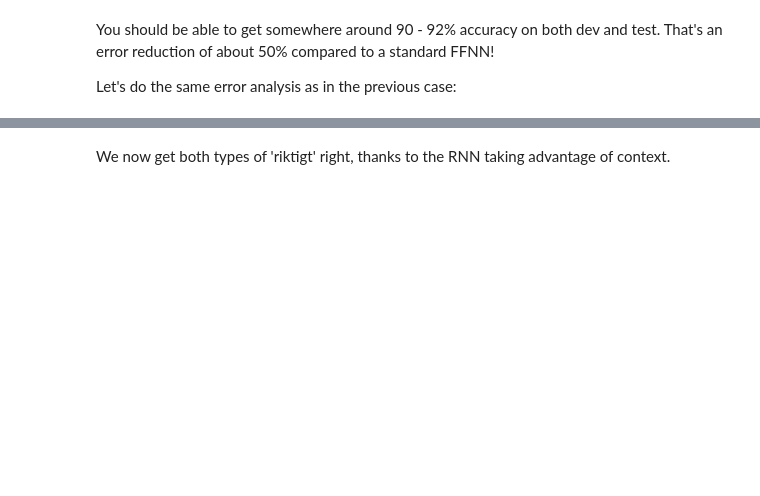
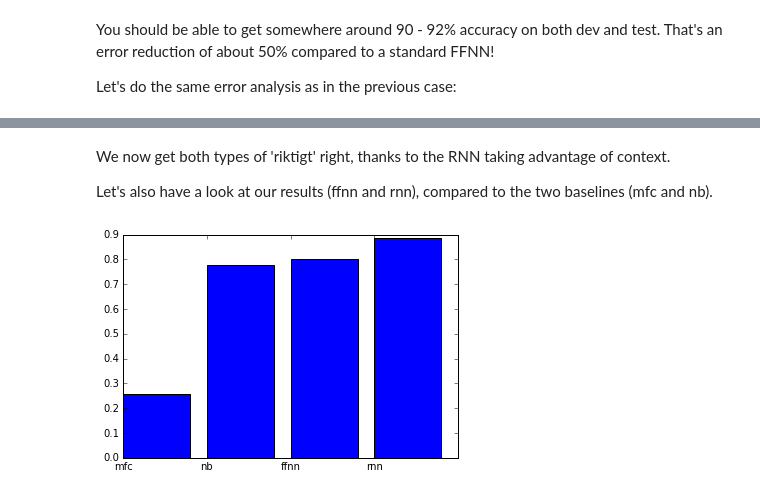
Before and after one commit to bjerva/keras-nlp-tutorial, a Jupyter notebook: keras_nlp_tutorial.ipynb, the cells around one changed output, grey strips where cells are left out. Cells and saved outputs as stored; diff of their text form; code cells hidden in the pictures; blank space fills up the shorter version.

```diff
--- a/keras_nlp_tutorial.ipynb
+++ b/keras_nlp_tutorial.ipynb
@@ -178,5 +190,7 @@ counts = [class_counts.get(tag_to_id[pos_class], 0) / float(len(train_y)) for po
 
 plt.bar(range(len(counts)), counts, tick_label=classes)
 locs, labels = plt.xticks()
-plt.setp(labels, rotation=45);
+plt.setp(labels, rotation=45)
+mfc_baseline = max(counts) / float(sum(counts))
+print('MFC baseline', mfc_baseline)
 # %% [output]
@@ -187,5 +202,6 @@ More than 25% of the data belongs to the 'NOUN' class. A simple baseline we can
 from sklearn import naive_bayes
 clf = naive_bayes.MultinomialNB()
 clf.fit(y_to_onehot(train_X, vocab_size), train_y)
-clf.score(y_to_onehot(dev_X, vocab_size), dev_y)
+nb_baseline = clf.score(y_to_onehot(dev_X, vocab_size), dev_y)
+print('NB baseline', nb_baseline)
 # %% [output]
@@ -242,15 +285,16 @@ pretrained_embeddings = True # Using pretrained embeddings (True/False)
 
 # Build and compile the model, defining optimiser, loss function and metrics
 model = build_ffnn(n_layers, pretrained_embeddings)
-model.compile(optimizer='sgd',
+#model = build_ffnn_from_scratch(pretrained_embeddings)
+model.compile(optimizer='sgd', # Try different optimisers (sgd, adam, nadam, adagrad)
              loss='categorical_crossentropy',
              metrics=['accuracy'])
 model.summary()
 
 # Train and evaluate our model!
 model.fit(train_X, train_y_onehot, validation_data=(dev_X, dev_y_onehot), nb_epoch=n_epochs, batch_size=100, verbose=2);
-print('Evaluation - test_loss: {0:.4f} - test_acc: {1:.4f}'.format(*model.evaluate(test_X, test_y_onehot, batch_size=100, verbose=2)))
-SVG(model_to_dot(model).create(prog='dot', format='svg'))
+ffnn_loss, ffnn_accuracy = model.evaluate(test_X, test_y_onehot, batch_size=100, verbose=2)
+print('Evaluation - test_loss: {0:.4f} - test_acc: {1:.4f}'.format(ffnn_loss, ffnn_accuracy))
 # %% [output]
 ____________________________________________________________________________________________________
 Layer (type)                     Output Shape          Param #     Connected to
@@ -444,14 +618,15 @@ deep                  = False # Add another layer of recurrent connections
 
 
 model = build_rnn(bidirectional, pretrained_embeddings, rnn_type, fancy, deep)
+#model = build_rnn_fromscratch(pretrained_embeddings)
 model.compile(optimizer='adam',
              loss='categorical_crossentropy',
              metrics=[actual_accuracy,])
 model.summary()
 
 model.fit(train_X_rnn, train_y_rnn, validation_data=(dev_X_rnn, dev_y_rnn), nb_epoch=n_epochs, batch_size=10, verbose=2, callbacks=[EarlyStopping(monitor='val_loss', patience=2)]);
-print('Evaluation - test_loss: {0:.4f} - test_acc: {1:.4f}'.format(*model.evaluate(test_X_rnn, test_y_rnn, batch_size=10, verbose=2)))
-SVG(model_to_dot(model).create(prog='dot', format='svg'))
+rnn_loss, rnn_accuracy = model.evaluate(test_X_rnn, test_y_rnn, batch_size=10, verbose=2)
+print('Evaluation - test_loss: {0:.4f} - test_acc: {1:.4f}'.format(rnn_loss, rnn_accuracy))
 # %% [output]
 ____________________________________________________________________________________________________
 Layer (type)                     Output Shape          Param #     Connected to
@@ -494,3 +667,11 @@ POS: [u'PRON', u'VERB', u'ADV', u'SCONJ', u'VERB', u'DET', u'ADJ', u'NOUN', u'PU
  UNK:[False, False, False, False, False, False, False, False, False]
 # %% [markdown]
 We now get both types of 'riktigt' right, thanks to the RNN taking advantage of context.
+
+Let's also have a look at our results (ffnn and rnn), compared to the two baselines (mfc and nb).
+# %%
+names = ['mfc', 'nb', 'ffnn', 'rnn']
+results = [mfc_baseline, nb_baseline, ffnn_accuracy, rnn_accuracy]
+plt.bar(range(len(results)), results, tick_label=names);
+# %% [output]
+[figure, added]
```
Also changed, not shown: parts of 41 cells of this notebook.
